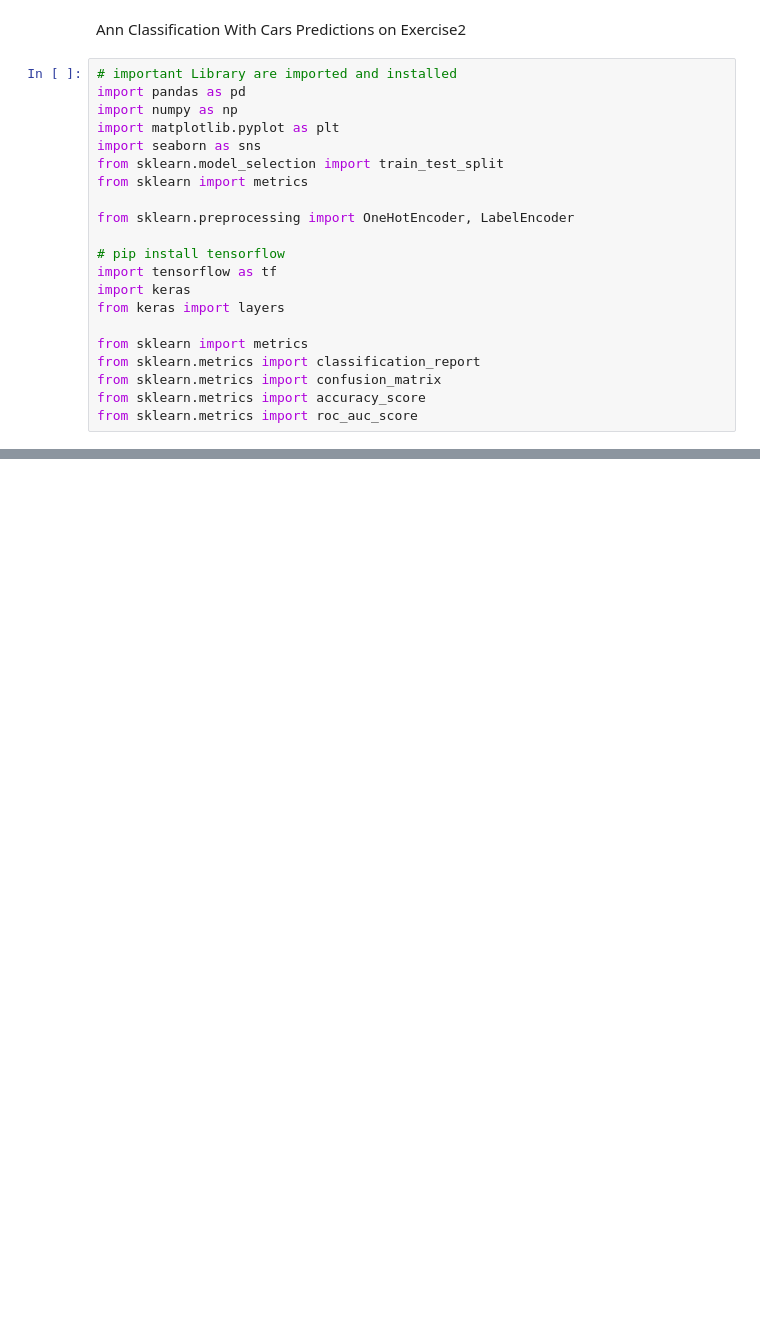
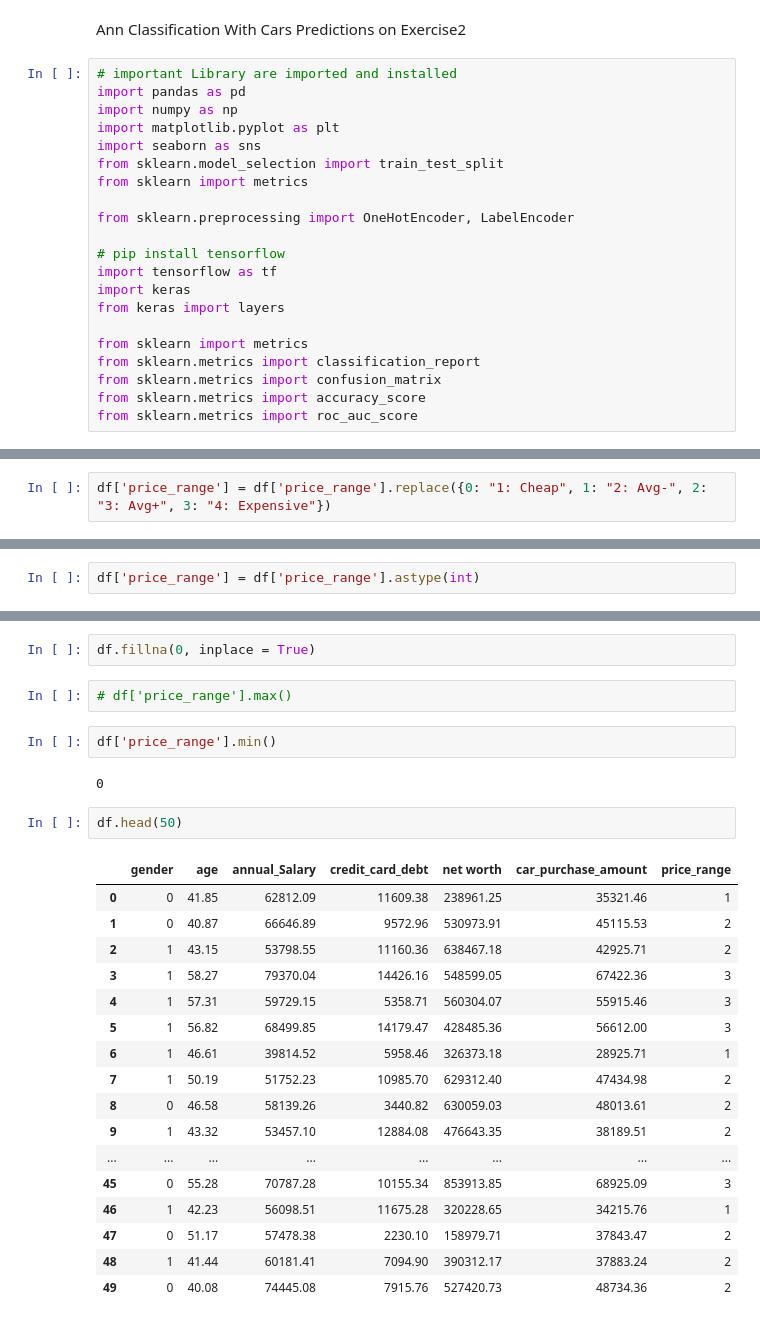
Before and after one commit to adewunmi2/DeepLearningSpringNew2024, a Jupyter notebook: New_Exercise2_Project/ann_classification_exercise2.ipynb, the cells around one changed output, grey strips where cells are left out. Drawn from its saved outputs; the diff is of its cells as text; blank space fills up the shorter version.

```diff
--- a/New_Exercise2_Project/ann_classification_exercise2.ipynb
+++ b/New_Exercise2_Project/ann_classification_exercise2.ipynb
@@ -23,0 +155,2 @@ from sklearn.metrics import roc_auc_score
+# %%
+df['price_range'] = df['price_range'].replace({0: "1: Cheap", 1: "2: Avg-", 2: "3: Avg+", 3: "4: Expensive"})
@@ -23,0 +169,2 @@ from sklearn.metrics import roc_auc_score
+# %%
+df['price_range'] = df['price_range'].astype(int)
@@ -23,0 +188,28 @@ from sklearn.metrics import roc_auc_score
+# %%
+df.fillna(0, inplace = True)
+# %%
+# df['price_range'].max()
+# %%
+df['price_range'].min()
+# %% [output]
+0
+# %%
+df.head(50)
+# %% [output]
+|  | gender | age | annual_Salary | credit_card_debt | net worth | car_purchase_amount | price_range |
+| 0 | 0 | 41.85 | 62812.09 | 11609.38 | 238961.25 | 35321.46 | 1 |
+| 1 | 0 | 40.87 | 66646.89 | 9572.96 | 530973.91 | 45115.53 | 2 |
+| 2 | 1 | 43.15 | 53798.55 | 11160.36 | 638467.18 | 42925.71 | 2 |
+| 3 | 1 | 58.27 | 79370.04 | 14426.16 | 548599.05 | 67422.36 | 3 |
+| 4 | 1 | 57.31 | 59729.15 | 5358.71 | 560304.07 | 55915.46 | 3 |
+| 5 | 1 | 56.82 | 68499.85 | 14179.47 | 428485.36 | 56612.00 | 3 |
+| 6 | 1 | 46.61 | 39814.52 | 5958.46 | 326373.18 | 28925.71 | 1 |
+| 7 | 1 | 50.19 | 51752.23 | 10985.70 | 629312.40 | 47434.98 | 2 |
+| 8 | 0 | 46.58 | 58139.26 | 3440.82 | 630059.03 | 48013.61 | 2 |
+| 9 | 1 | 43.32 | 53457.10 | 12884.08 | 476643.35 | 38189.51 | 2 |
+| ... | ... | ... | ... | ... | ... | ... | ... |
+| 45 | 0 | 55.28 | 70787.28 | 10155.34 | 853913.85 | 68925.09 | 3 |
+| 46 | 1 | 42.23 | 56098.51 | 11675.28 | 320228.65 | 34215.76 | 1 |
+| 47 | 0 | 51.17 | 57478.38 | 2230.10 | 158979.71 | 37843.47 | 2 |
+| 48 | 1 | 41.44 | 60181.41 | 7094.90 | 390312.17 | 37883.24 | 2 |
+| 49 | 0 | 40.08 | 74445.08 | 7915.76 | 527420.73 | 48734.36 | 2 |
```
Also changed, not shown: parts of 41 cells of this notebook, 4 other files.
